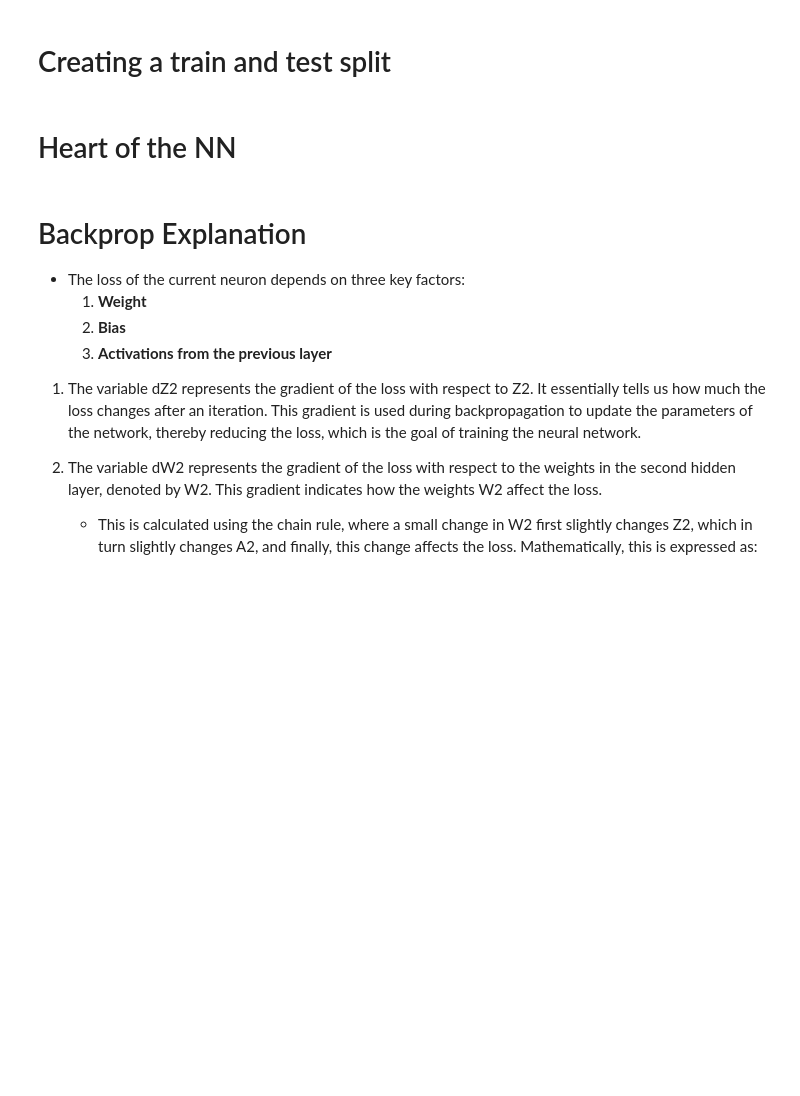
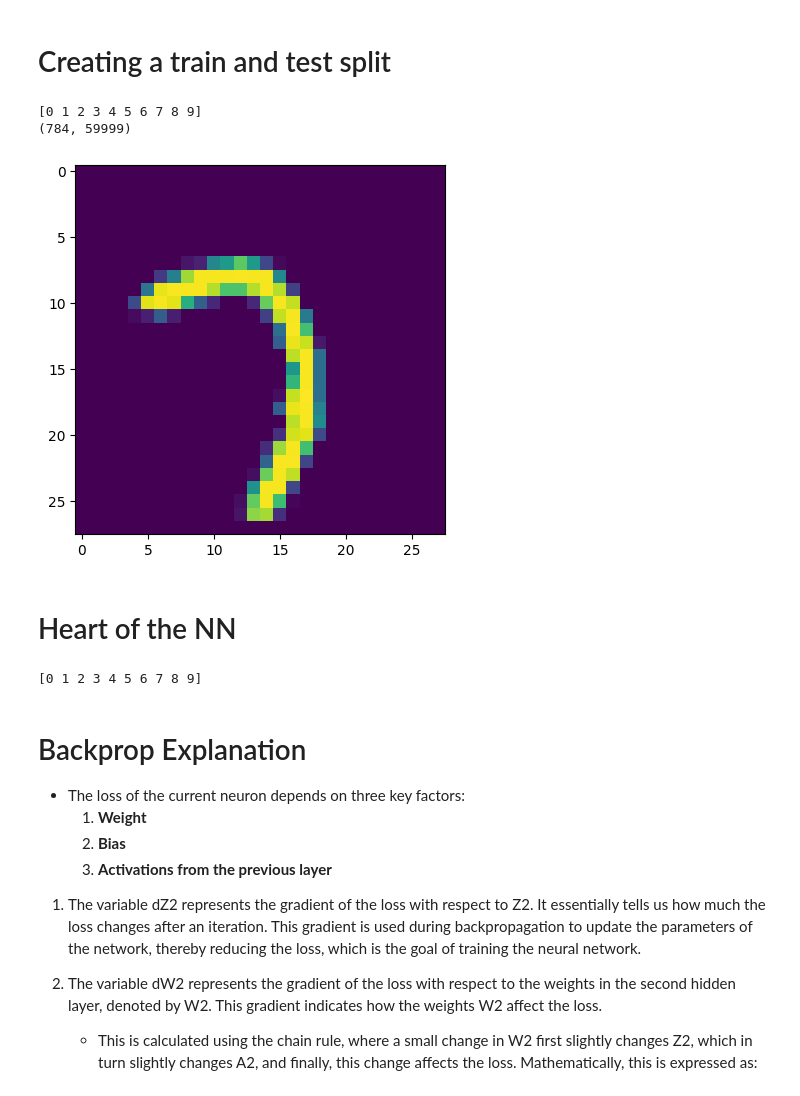
Before and after one commit to abduIbari/MNIST-neuralnetwork, a Jupyter notebook: MNIST.ipynb, the cells around one changed output. Drawn from its saved outputs; the diff is of its cells as text; code cells hidden in the pictures; blank space fills up the shorter version.

```diff
--- a/MNIST.ipynb
+++ b/MNIST.ipynb
@@ -29,27 +29,50 @@ print(training_data.head())
 # Creating a train and test split
 # %%
 # changing the pd dataframe into a np array and transposing that entire matrix so that each column is our training/testing example
-training_data = np.array(training_data).T
-testing_data = np.array(testing_data).T
+training_data = np.array(training_data)
+testing_data = np.array(testing_data)
 
-m, n = training_data.shape
 np.random.shuffle(training_data)
 
 # training data
-y_train = training_data[0]
-X_train = training_data[1:m] /255
+training_data = training_data.T
+y_train = training_data[0,:]
+X_train = training_data[1:, :]
+X_train = X_train / 255
 
 # test data
+testing_data = testing_data.T
 y_test = testing_data[0]
-X_test = testing_data[1:m] /255
+X_test = testing_data[1:, :]
+X_test = X_test / 255
+
+print(np.unique(training_data[0]))
+
+print(X_train.shape)
+
+
+
+
+
+def image(index, X):
+    current_image = X[:,index]
+    current_image = current_image.reshape(28,28)
+    plt.imshow(current_image)
+    plt.show()
+
+image(449, X_train)
+# %% [output]
+[0 1 2 3 4 5 6 7 8 9]
+(784, 59999)
+[figure, added]
 # %% [markdown]
 # Heart of the NN
 # %%
 def init_params():
     W1 = np.random.rand(128, 784) - 0.5 # this generates a matrix with randomised weights (between 0 and 1) for each of the nodes from 784 node input layer to the 128 node first hidden layer
-    W2 = np.random.rand(256, 128) - 0.5  # this generates a matrix with randomised weights (between 0 and 1) for each of the nodes from 128 node first hidden layer to the 128 node second hidden layer
+    W2 = np.random.rand(10, 128) - 0.5  # this generates a matrix with randomised weights (between 0 and 1) for each of the nodes from 128 node first hidden layer to the 128 node second hidden layer
     b1 = np.random.rand(128, 1) - 0.5 # generates a randomised bias vector for the first hidden layer
-    b2 = np.random.rand(256, 1) - 0.5  # generates a randomised bias vector for the second hidden layer
+    b2 = np.random.rand(10, 1) - 0.5  # generates a randomised bias vector for the second hidden layer
     return W1, W2, b1, b2
 
 def ReLU(Z):
@@ -74,7 +97,7 @@ def forward_prop(W1, W2, b1, b2, X):
     return Z1, Z2, A1, A2
 
 def one_hot(y_labels):
-    one_hot_y = np.zeros((y_labels.size, y_labels.max()+1)) # here we are creating a zero matrix in which we would one hot encode our y label
+    one_hot_y = np.zeros((y_labels.size, 10)) # here we are creating a zero matrix in which we would one hot encode our y label
     one_hot_y[np.arange(y_labels.size), y_labels] = 1 # this is setting the value on this index to 1 (np.arange(y_labels.size) creates an array of 0s of size y_labels.size)
     one_hot_y = one_hot_y.T # makes it a column (previously each row was an example, now each column is an example)
     return one_hot_y
@@ -96,6 +119,12 @@ def update_params(W1, W2, b1, b2, dW1, dW2, db1, db2, lr):
     b1 = b1 - lr * db1
     b2 = b2 - lr * db2
     return W1, W2, b1, b2
+
+
+print(np.unique(y_train))
+#print(one_hot(y_train).shape)
+# %% [output]
+[0 1 2 3 4 5 6 7 8 9]
 # %% [markdown]
 # Backprop Explanation
 
```
Also changed, not shown: parts of 6 cells of this notebook.
